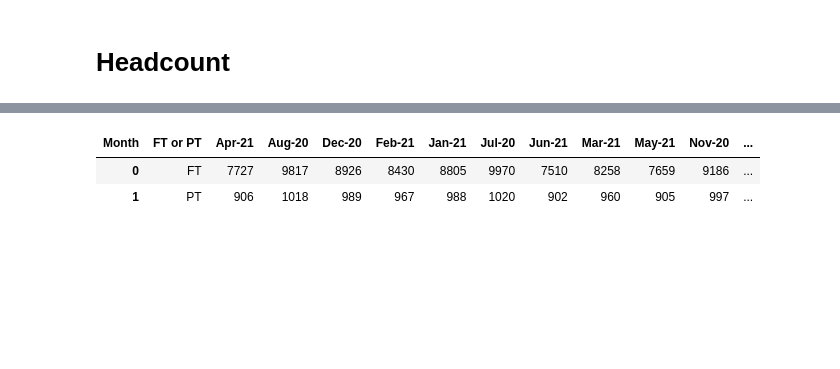
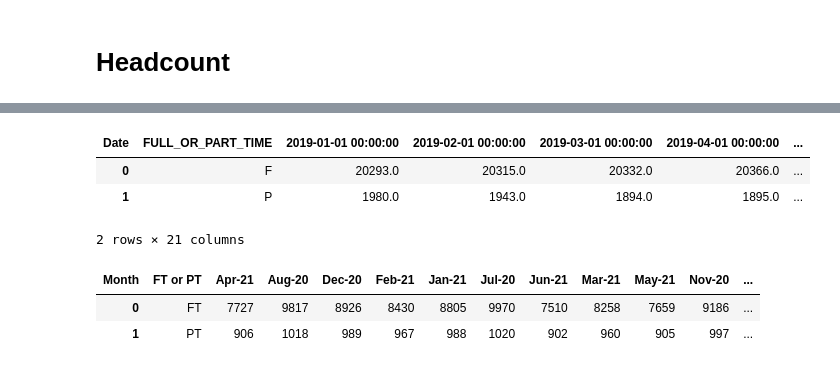
Before and after one commit to Blackkadder/Machine_learning_flask_UI, a Jupyter notebook: app/Tests.ipynb, the cells around one changed output, grey strips where cells are left out. Drawn from its saved outputs; the diff is of its cells as text; code cells hidden in the pictures; blank space fills up the shorter version.

```diff
--- a/app/Tests.ipynb
+++ b/app/Tests.ipynb
@@ -189,3 +191,12 @@ df.head()
+# %%
+headcount_df.pivot_table(values= 'HEADCOUNT',index = [ 'FULL_OR_PART_TIME'],
+                        columns = 'Date', aggfunc='sum'
+                ).reset_index()
+# %% [output]
+| Date | FULL_OR_PART_TIME | 2019-01-01 00:00:00 | 2019-02-01 00:00:00 | 2019-03-01 00:00:00 | 2019-04-01 00:00:00 | ... |
+| 0 | F | 20293.0 | 20315.0 | 20332.0 | 20366.0 | ... |
+| 1 | P | 1980.0 | 1943.0 | 1894.0 | 1895.0 | ... |
+2 rows × 21 columns
 # %%
 headcount_df = df.pivot_table(values = 'Headcount', index = ['FT or PT'],columns='Month').reset_index()
 headcount_df.head()
```
Also changed, not shown: parts of 5 cells of this notebook, 4 other files.
